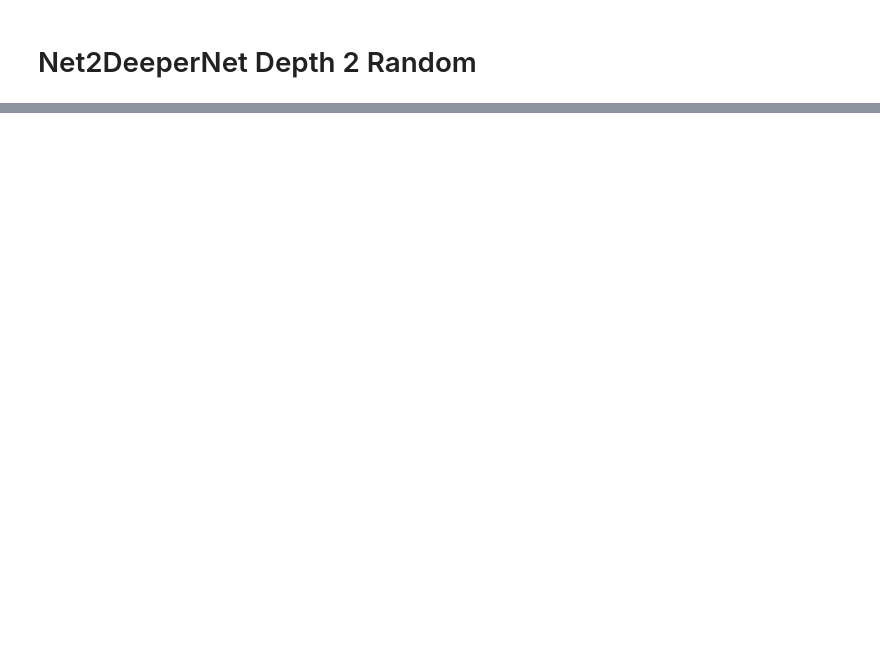
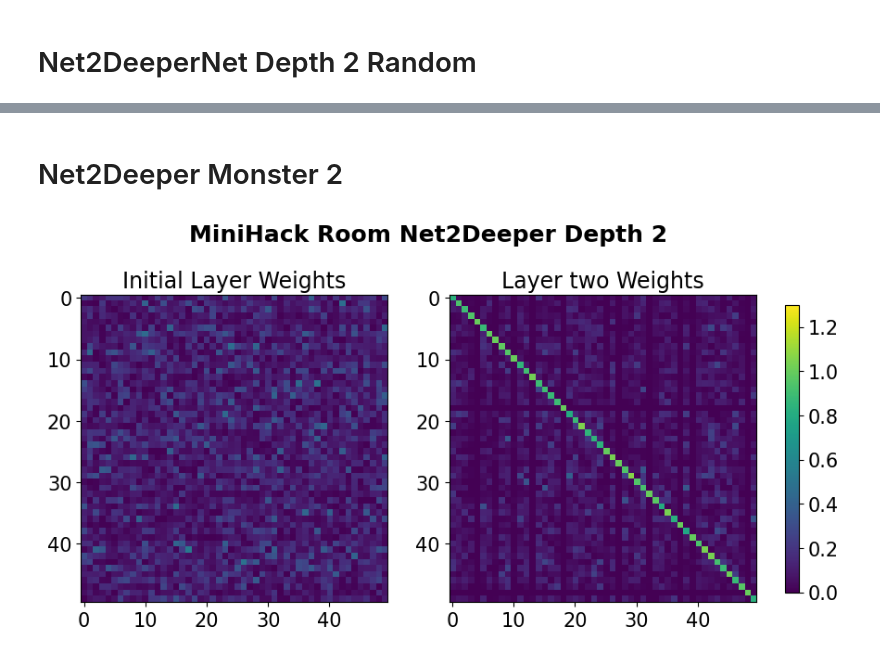
Before and after one commit to automl/GrowNN, a Jupyter notebook: plotting/network_weights/minihack/net2deeper/visualize.ipynb, the cells around one changed output, grey strips where cells are left out. Drawn from its saved outputs; the diff is of its cells as text; code cells hidden in the pictures; blank space fills up the shorter version.

```diff
--- a/plotting/network_weights/minihack/net2deeper/visualize.ipynb
+++ b/plotting/network_weights/minihack/net2deeper/visualize.ipynb
@@ -48,0 +133,23 @@ plt.savefig('plotting/network_weights/ant/weights.png', bbox_inches='tight')
+# %% [markdown]
+# Net2Deeper Monster 2
+# %%
+base_path = "fehring_growing_nn_new_seeded/net2deeper_budget200_final/5/(32, 0.2, None, 0.0004840769538916255, 0.95, 0.0001904613409266129, 0.5, 10, 2048, False, 0.5, 512, 1, 512, 2)/2/0/model.zip"
+data, params, pytorch_variables = load_from_zip_file(base_path)
+# %%
+layer1 = params["policy"]["features_extractor.linear_layers.sequential_container.0.weight"]
+layer1 = np.abs(layer1)
+layer1 = layer1[:50, :50]
+layer2 = params["policy"]["features_extractor.linear_layers.sequential_container.2.weight"]
+layer2 = np.abs(layer2)
+layer2 = layer2[:50, :50]
+# %%
+fig, axs = plt.subplots(1, 2, figsize=(10, 5))
+axs[0].imshow(layer1, cmap='viridis', vmin=0, vmax=1.3)
+axs[0].set_title('Initial Layer Weights', fontsize=17)
+im3 = axs[1].imshow(layer2, cmap='viridis', vmin=0, vmax=1.3)
+axs[1].set_title('Layer two Weights', fontsize=17)
+fig.colorbar(im3, ax=axs, orientation='vertical', fraction=0.02, pad=0.04)
+plt.suptitle('MiniHack Room Net2Deeper Depth 2', fontsize=18, fontweight='bold')
+plt.savefig('plotting/network_weights/minihack/net2deeper/monster_2.png', bbox_inches='tight')
+# %% [output]
+[figure, added]
```
Also changed, not shown: parts of 14 cells of this notebook, 17 other files.
